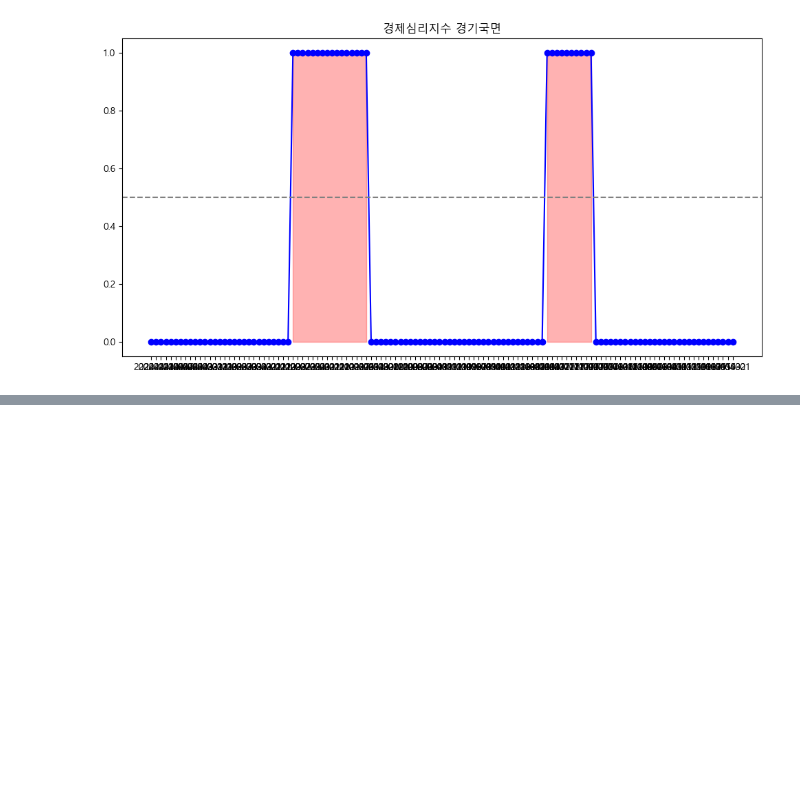
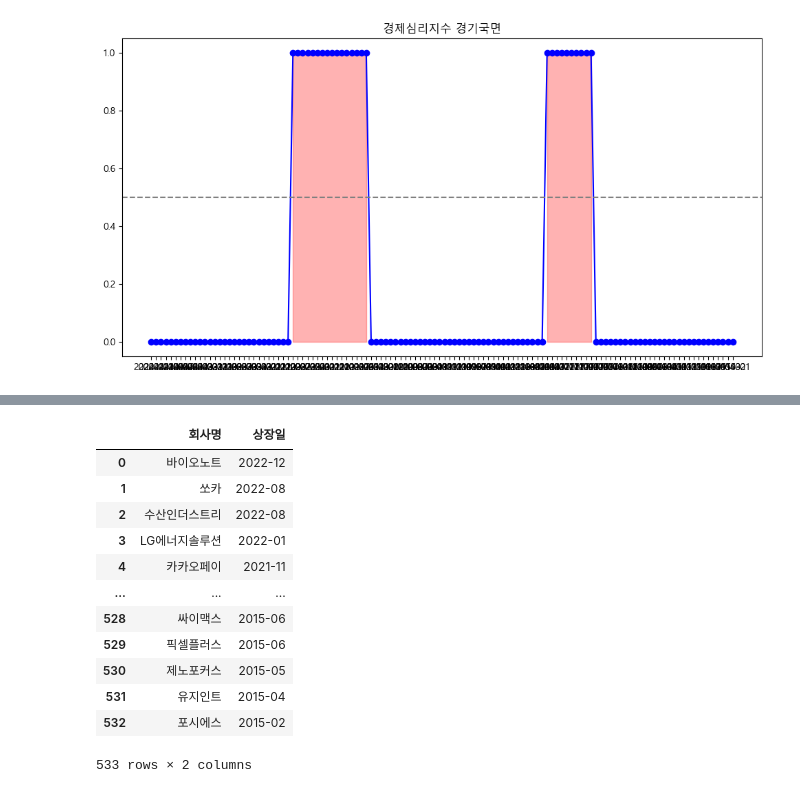
Before and after one commit to UbionProject1-IPO/Project1-2, a Jupyter notebook: notebook/dummy.ipynb, the cells around one changed output, grey strips where cells are left out. Saved outputs shown, nothing was run; the diff lists cells and outputs as text; code cells hidden in the pictures; blank space fills up the shorter version.

```diff
--- a/notebook/dummy.ipynb
+++ b/notebook/dummy.ipynb
@@ -259,0 +272,23 @@ plt.fill_between(esi.index, 0, 1, where=(esi['경기국면'] == 1), color='red',
+# %%
+df = pd.read_csv('../data/giup_data.csv')
+df.drop(columns=['Unnamed: 0'], inplace=True)
+# %%
+df = df[['회사명','상장일']]
+# 상장일을 datetime 형식으로 변환
+df['상장일'] = pd.to_datetime(df['상장일'], format='%Y-%m-%d', errors='coerce')
+df['상장일'] = df['상장일'].dt.strftime('%Y-%m')
+df
+# %% [output]
+|  | 회사명 | 상장일 |
+| 0 | 바이오노트 | 2022-12 |
+| 1 | 쏘카 | 2022-08 |
+| 2 | 수산인더스트리 | 2022-08 |
+| 3 | LG에너지솔루션 | 2022-01 |
+| 4 | 카카오페이 | 2021-11 |
+| ... | ... | ... |
+| 528 | 싸이맥스 | 2015-06 |
+| 529 | 픽셀플러스 | 2015-06 |
+| 530 | 제노포커스 | 2015-05 |
+| 531 | 유지인트 | 2015-04 |
+| 532 | 포시에스 | 2015-02 |
+533 rows × 2 columns
```
Also changed, not shown: parts of 8 cells of this notebook, 5 other files.
